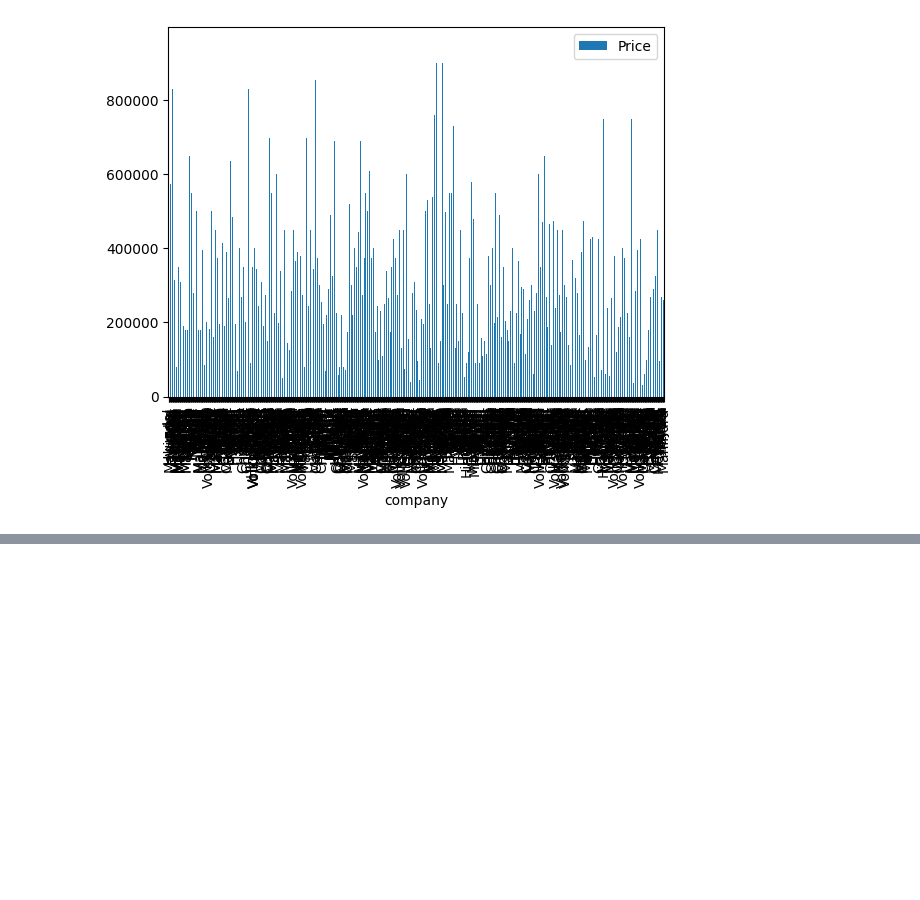
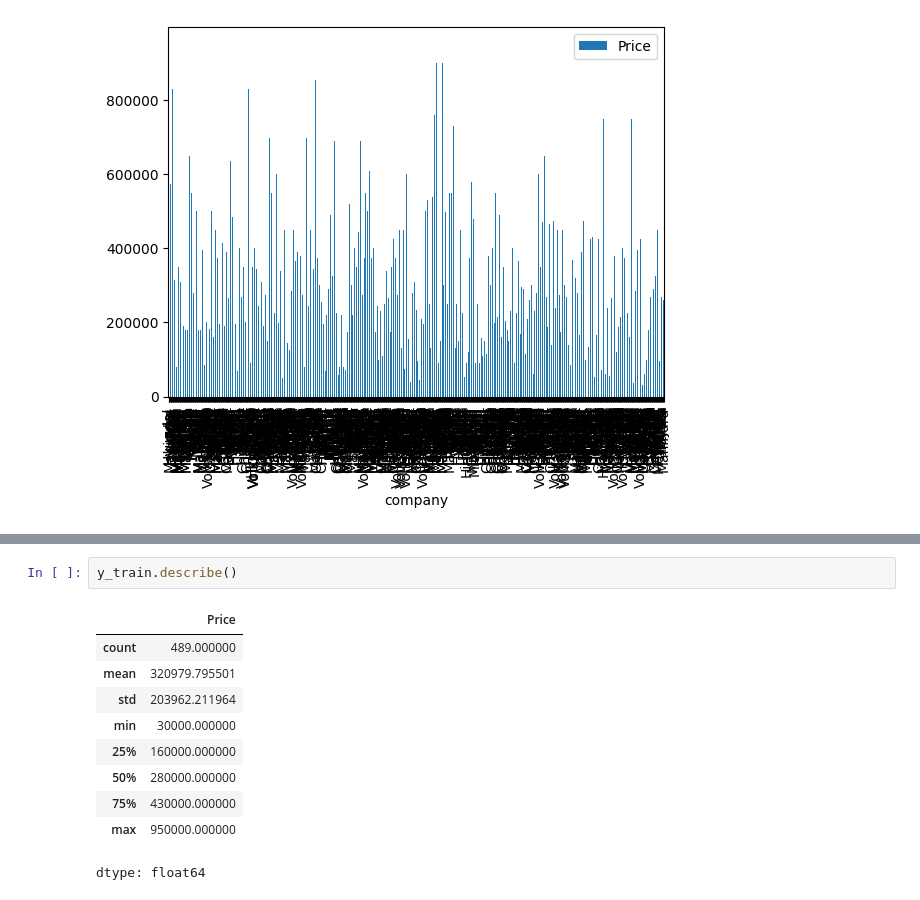
Before and after one commit to aryanmanik29/ml, a Jupyter notebook: carpricepredictor.ipynb, the cells around one changed output, grey strips where cells are left out. Cells and saved outputs as stored; diff of their text form; blank space fills up the shorter version.

```diff
--- a/carpricepredictor.ipynb
+++ b/carpricepredictor.ipynb
@@ -472,0 +573,13 @@ filtered_df3.plot(kind="bar",x="company",y="Price")
+# %%
+y_train.describe()
+# %% [output]
+|  | Price |
+| count | 489.000000 |
+| mean | 320979.795501 |
+| std | 203962.211964 |
+| min | 30000.000000 |
+| 25% | 160000.000000 |
+| 50% | 280000.000000 |
+| 75% | 430000.000000 |
+| max | 950000.000000 |
+dtype: float64
```
Also changed, not shown: parts of 34 cells of this notebook.
